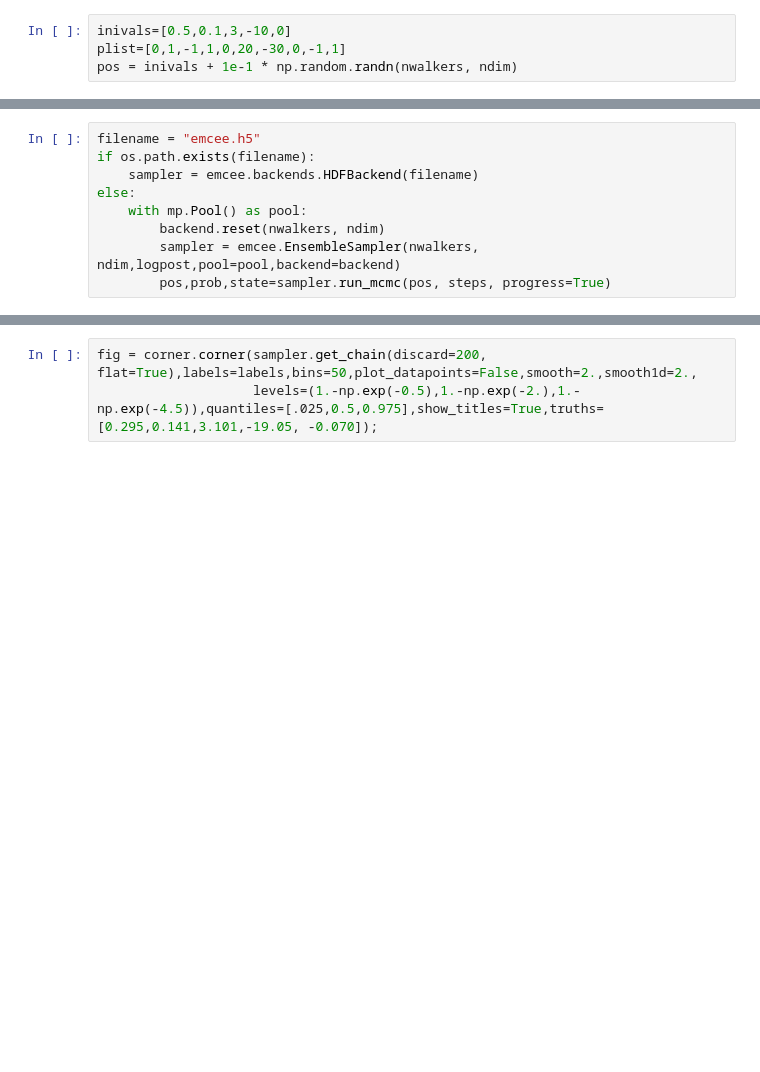
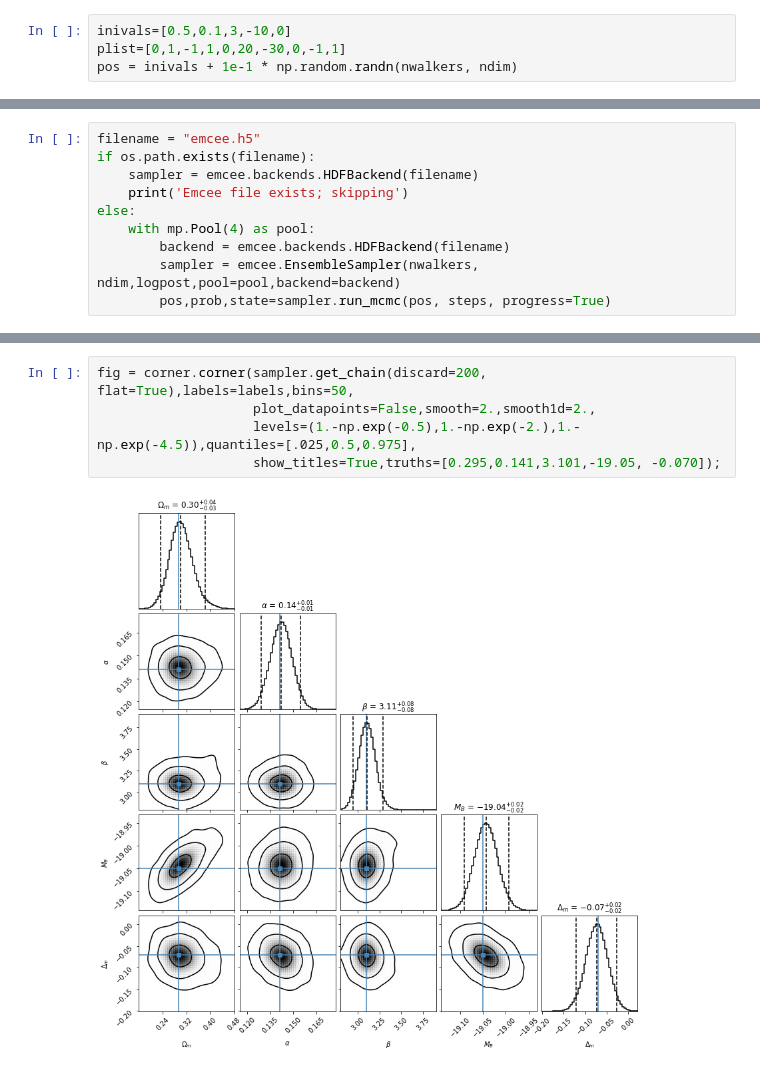
Before and after one commit to DCIDA2019/dcida2020ii-HiramHerrera, a Jupyter notebook: proyecto/supernovas.ipynb, the cells around one changed output, grey strips where cells are left out. Saved outputs shown, nothing was run; the diff lists cells and outputs as text; blank space fills up the shorter version.

```diff
--- a/proyecto/supernovas.ipynb
+++ b/proyecto/supernovas.ipynb
@@ -79,9 +80,10 @@ print("{0} CPUs".format(ncpu))
 filename = "emcee.h5"
 if os.path.exists(filename):
     sampler = emcee.backends.HDFBackend(filename)
+    print('Emcee file exists; skipping')
 else:
-    with mp.Pool() as pool:
-        backend.reset(nwalkers, ndim)
+    with mp.Pool(4) as pool:
+        backend = emcee.backends.HDFBackend(filename)
         sampler = emcee.EnsembleSampler(nwalkers, ndim,logpost,pool=pool,backend=backend)
         pos,prob,state=sampler.run_mcmc(pos, steps, progress=True)
 # %%
@@ -100,3 +104,7 @@ axes[-1].set_xlabel("step number");
 # %%
-fig = corner.corner(sampler.get_chain(discard=200, flat=True),labels=labels,bins=50,plot_datapoints=False,smooth=2.,smooth1d=2.,
-                    levels=(1.-np.exp(-0.5),1.-np.exp(-2.),1.-np.exp(-4.5)),quantiles=[.025,0.5,0.975],show_titles=True,truths=[0.295,0.141,3.101,-19.05, -0.070]);
+fig = corner.corner(sampler.get_chain(discard=200, flat=True),labels=labels,bins=50,
+                    plot_datapoints=False,smooth=2.,smooth1d=2.,
+                    levels=(1.-np.exp(-0.5),1.-np.exp(-2.),1.-np.exp(-4.5)),quantiles=[.025,0.5,0.975],
+                    show_titles=True,truths=[0.295,0.141,3.101,-19.05, -0.070]);
+# %% [output]
+[figure, added]
```
Also changed, not shown: parts of 11 cells of this notebook.
